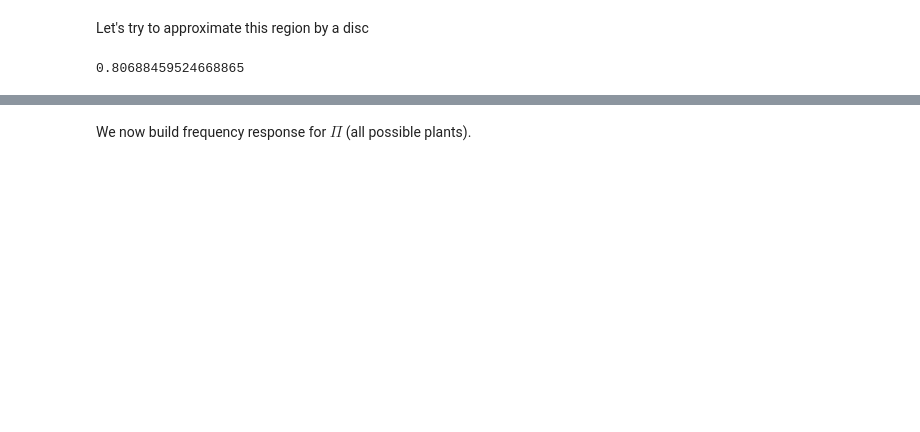
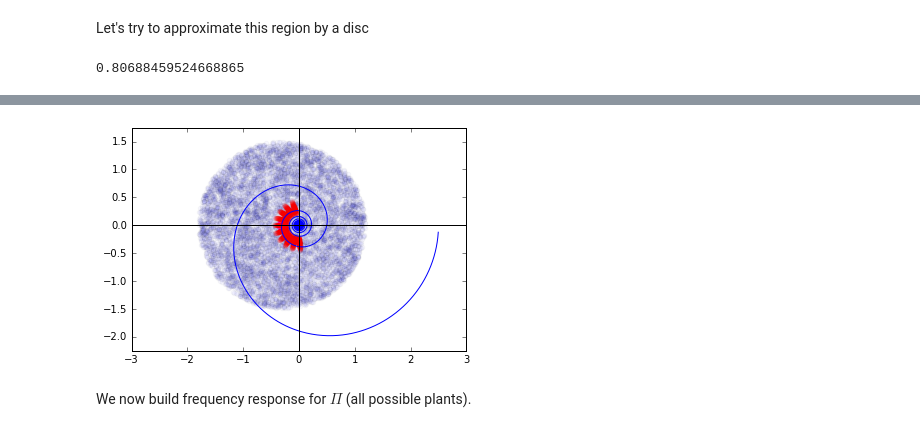
Before and after one commit to alchemyst/Skogestad-Python, a Jupyter notebook: notebooks/Uncertainty.ipynb, the cells around one changed output, grey strips where cells are left out. Drawn from its saved outputs; the diff is of its cells as text; code cells hidden in the pictures; blank space fills up the shorter version.

```diff
--- a/notebooks/Uncertainty.ipynb
+++ b/notebooks/Uncertainty.ipynb
@@ -105,3 +103,15 @@ plt.axis('equal')
+# %%
+def discapprox(pomega, radius):
+    Gnomp = Gnom(1j*pomega)
+    #c = plt.Circle((Gnomp.real, Gnomp.imag), radius, alpha=0.2)
+    Gp_A = Gnomp + radius*Delta_As
+    plt.scatter(Gp_A.real, Gp_A.imag, alpha=0.03)
+    cloudpoints(pomega)
+    #plt.gca().add_artist(c)
+    plt.axis('equal')
+interact(discapprox, pomega=(0.1, 5), radius=radius)
+# %% [output]
+[figure, added]
 # %% [markdown]
 We now build frequency response for $\Pi$ (all possible plants).
 # %%
```
Also changed, not shown: parts of 18 cells of this notebook.
